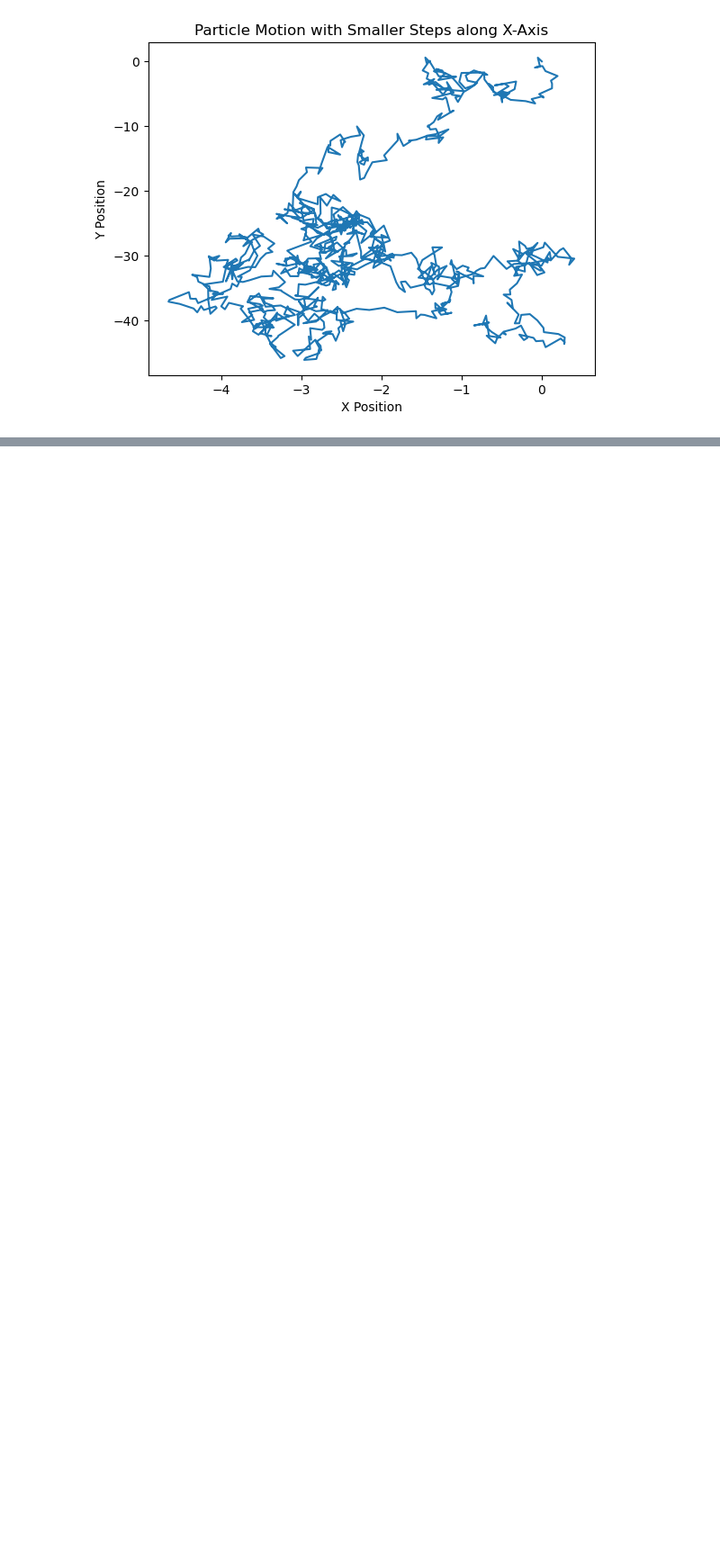
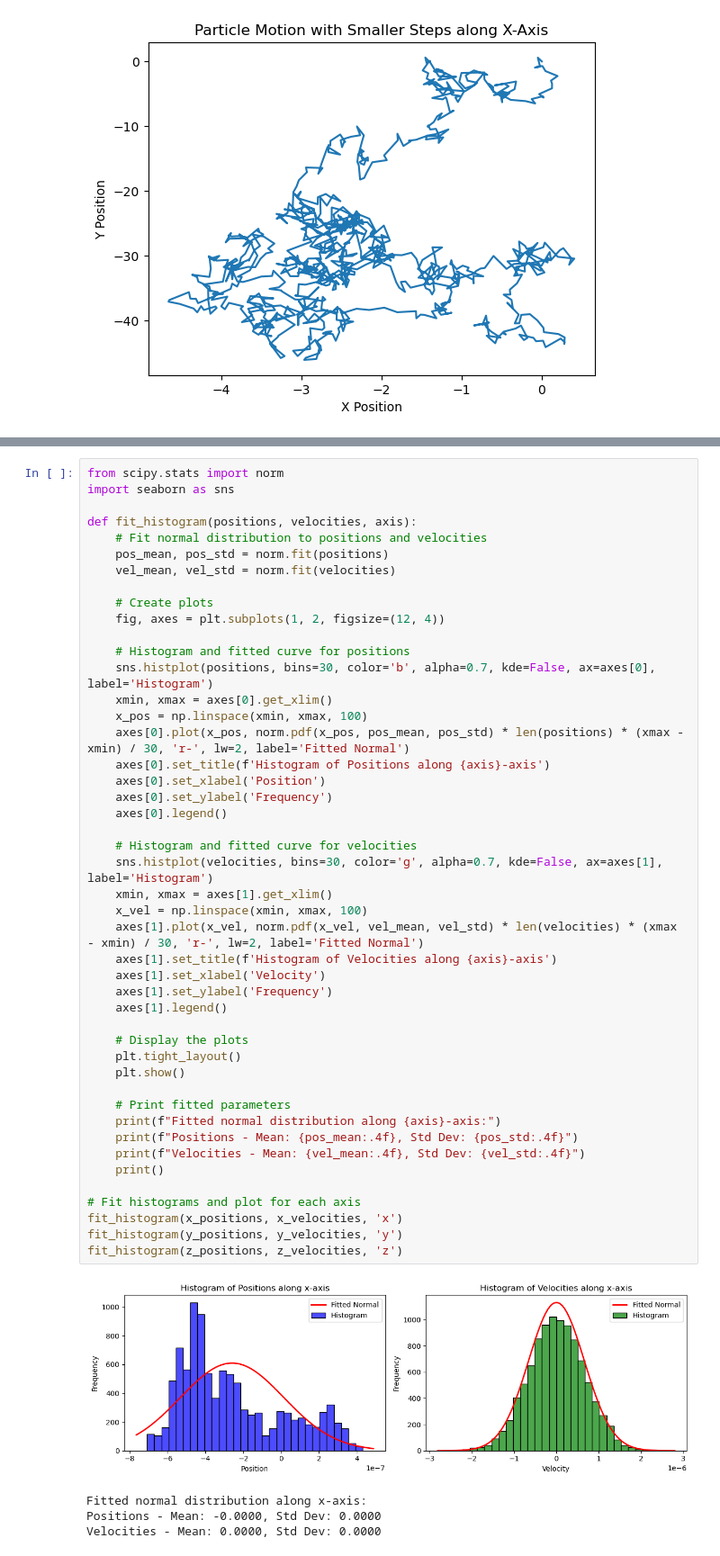
Before and after one commit to lovish-gulati/Project-on-Brownian-Motion-in-LCs, a Jupyter notebook: Brownian motion.ipynb, the cells around one changed output, grey strips where cells are left out. Shown at 90% size. Drawn from its saved outputs; the diff is of its cells as text; blank space fills up the shorter version.

```diff
--- a/Brownian motion.ipynb
+++ b/Brownian motion.ipynb
@@ -324,0 +639,51 @@ plt.show()
+# %%
+from scipy.stats import norm
+import seaborn as sns
+
+def fit_histogram(positions, velocities, axis):
+    # Fit normal distribution to positions and velocities
+    pos_mean, pos_std = norm.fit(positions)
+    vel_mean, vel_std = norm.fit(velocities)
+
+    # Create plots
+    fig, axes = plt.subplots(1, 2, figsize=(12, 4))
+
+    # Histogram and fitted curve for positions
+    sns.histplot(positions, bins=30, color='b', alpha=0.7, kde=False, ax=axes[0], label='Histogram')
+    xmin, xmax = axes[0].get_xlim()
+    x_pos = np.linspace(xmin, xmax, 100)
+    axes[0].plot(x_pos, norm.pdf(x_pos, pos_mean, pos_std) * len(positions) * (xmax - xmin) / 30, 'r-', lw=2, label='Fitted Normal')
+    axes[0].set_title(f'Histogram of Positions along {axis}-axis')
+    axes[0].set_xlabel('Position')
+    axes[0].set_ylabel('Frequency')
+    axes[0].legend()
+
+    # Histogram and fitted curve for velocities
+    sns.histplot(velocities, bins=30, color='g', alpha=0.7, kde=False, ax=axes[1], label='Histogram')
+    xmin, xmax = axes[1].get_xlim()
+    x_vel = np.linspace(xmin, xmax, 100)
+    axes[1].plot(x_vel, norm.pdf(x_vel, vel_mean, vel_std) * len(velocities) * (xmax - xmin) / 30, 'r-', lw=2, label='Fitted Normal')
+    axes[1].set_title(f'Histogram of Velocities along {axis}-axis')
+    axes[1].set_xlabel('Velocity')
+    axes[1].set_ylabel('Frequency')
+    axes[1].legend()
+
+    # Display the plots
+    plt.tight_layout()
+    plt.show()
+
+    # Print fitted parameters
+    print(f"Fitted normal distribution along {axis}-axis:")
+    print(f"Positions - Mean: {pos_mean:.4f}, Std Dev: {pos_std:.4f}")
+    print(f"Velocities - Mean: {vel_mean:.4f}, Std Dev: {vel_std:.4f}")
+    print()
+
+# Fit histograms and plot for each axis
+fit_histogram(x_positions, x_velocities, 'x')
+fit_histogram(y_positions, y_velocities, 'y')
+fit_histogram(z_positions, z_velocities, 'z')
+# %% [output]
+[figure, added]
+Fitted normal distribution along x-axis:
+Positions - Mean: -0.0000, Std Dev: 0.0000
+Velocities - Mean: 0.0000, Std Dev: 0.0000
```
Also changed, not shown: parts of 7 cells of this notebook, 1 other file.
